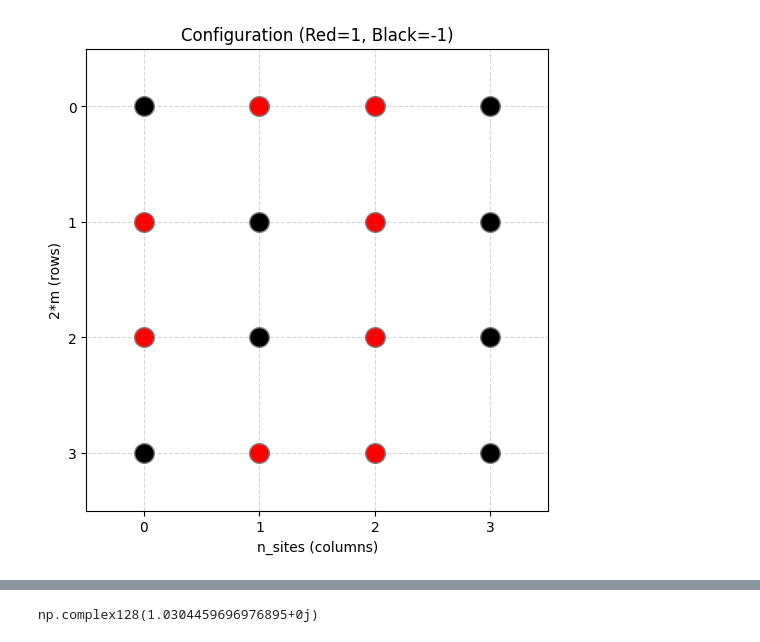
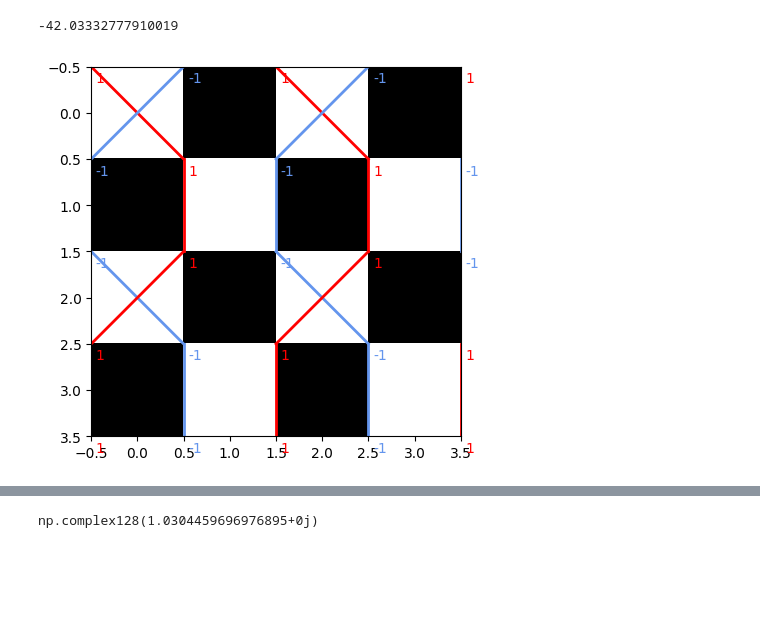
Before and after one commit to Jaymun723/quantum-monte-carlo, a Jupyter notebook: victor.ipynb, the cells around one changed output, grey strips where cells are left out. Saved outputs shown, nothing was run; the diff lists cells and outputs as text; code cells hidden in the pictures; blank space fills up the shorter version.

```diff
--- a/victor.ipynb
+++ b/victor.ipynb
@@ -10,6 +8,8 @@ The autoreload extension is already loaded. To reload it, use:
 p = Problem(4, 1.0, 2.0, 10, 2)
 # %%
 w = random_wordline(p)
-w.debug()
+print(w.energy)
+w.draw()
 # %% [output]
+-42.03332777910019
-[figure, old version]
+[figure, new version]
```
Also changed, not shown: parts of 8 cells of this notebook, 7 other files.
